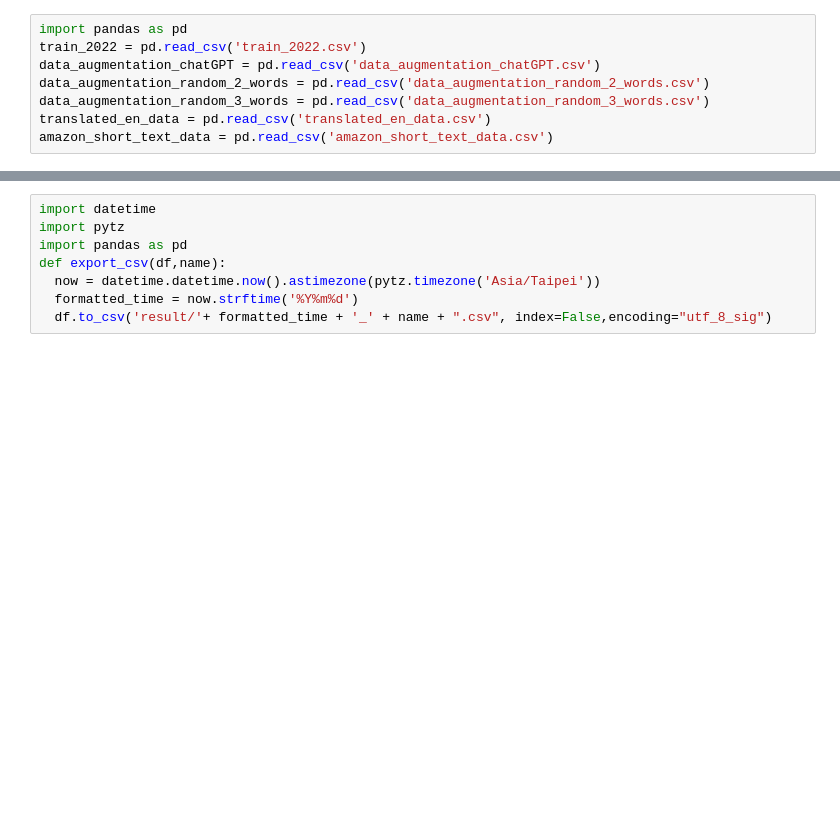
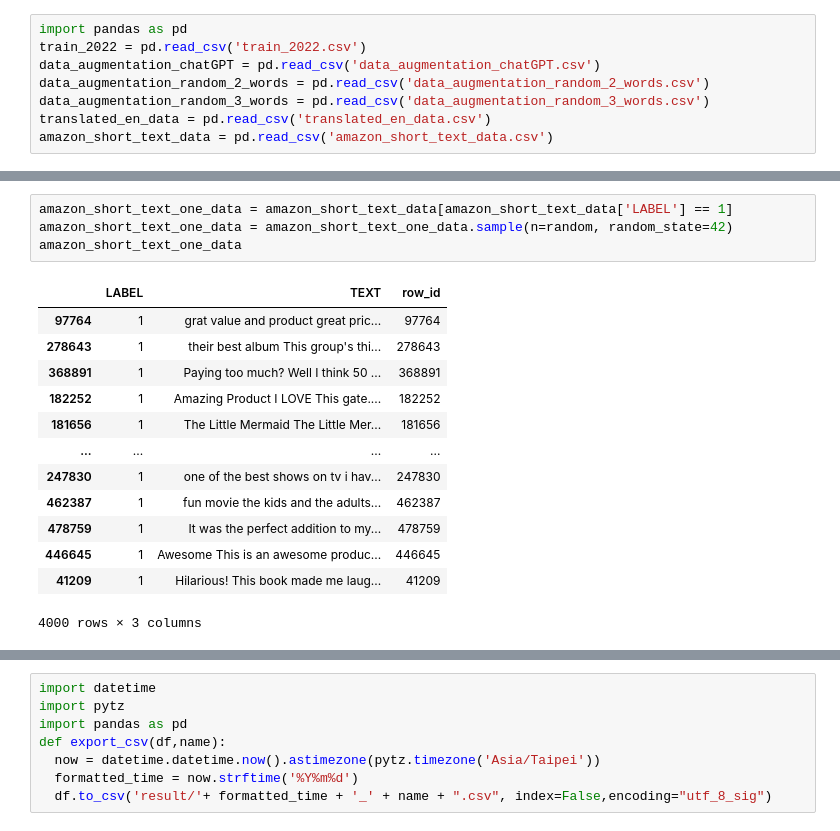
Before and after one commit to shih-yang-young/text-polarity-classification, a Jupyter notebook: bert-large-uncased-sst2.ipynb, the cells around one changed output, grey strips where cells are left out. Drawn from its saved outputs; the diff is of its cells as text; blank space fills up the shorter version.

```diff
--- a/bert-large-uncased-sst2.ipynb
+++ b/bert-large-uncased-sst2.ipynb
@@ -26 +28,19 @@ amazon
+# %%
+amazon_short_text_one_data = amazon_short_text_data[amazon_short_text_data['LABEL'] == 1]
+amazon_short_text_one_data = amazon_short_text_one_data.sample(n=random, random_state=42)
+amazon_short_text_one_data
+# %% [output]
+|  | LABEL | TEXT | row_id |
+| 97764 | 1 | grat value and product great pric... | 97764 |
+| 278643 | 1 | their best album This group's thi... | 278643 |
+| 368891 | 1 | Paying too much? Well I think 50 ... | 368891 |
+| 182252 | 1 | Amazing Product I LOVE This gate.... | 182252 |
+| 181656 | 1 | The Little Mermaid The Little Mer... | 181656 |
+| ... | ... | ... | ... |
+| 247830 | 1 | one of the best shows on tv i hav... | 247830 |
+| 462387 | 1 | fun movie the kids and the adults... | 462387 |
+| 478759 | 1 | It was the perfect addition to my... | 478759 |
+| 446645 | 1 | Awesome This is an awesome produc... | 446645 |
+| 41209 | 1 | Hilarious! This book made me laug... | 41209 |
+4000 rows × 3 columns
 # %%
```
Also changed, not shown: parts of 5 cells of this notebook, 6 other files.
